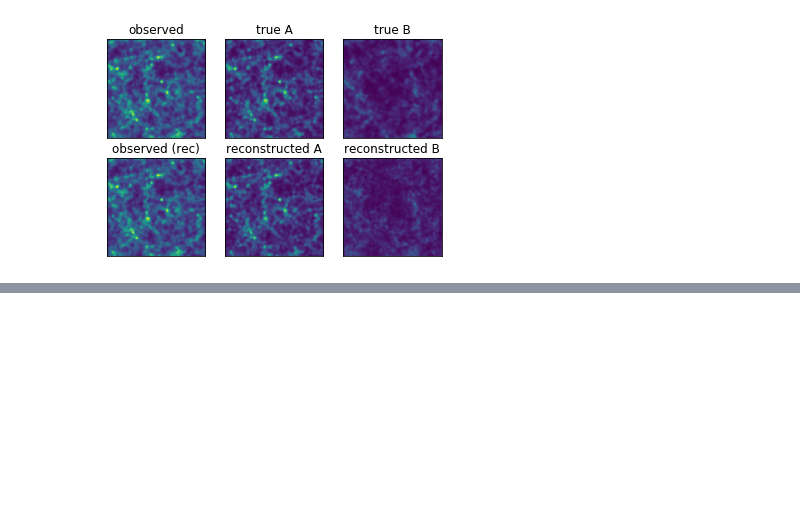
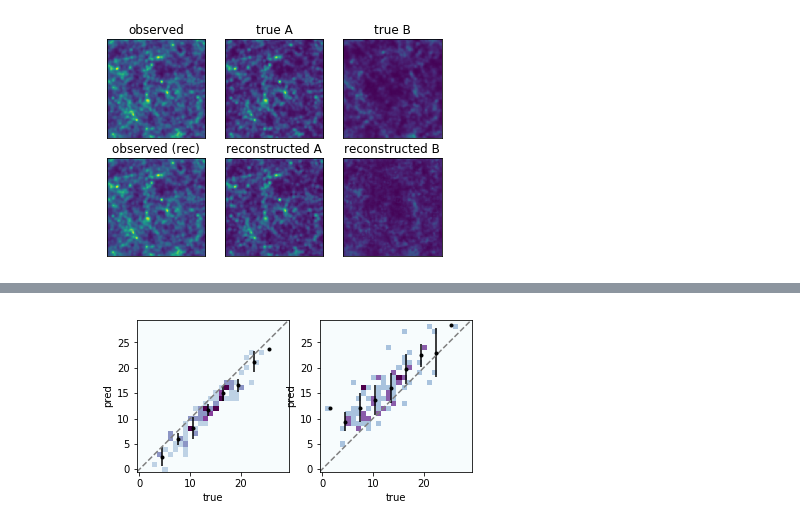
Before and after one commit to knmoriwaki/IM2IM, a Jupyter notebook: image/plot.ipynb, the cells around one changed output, grey strips where cells are left out. Cells and saved outputs as stored; diff of their text form; code cells hidden in the pictures; blank space fills up the shorter version.

```diff
--- a/image/plot.ipynb
+++ b/image/plot.ipynb
@@ -83,0 +132,32 @@ plt.savefig("training_iter.png")
+# %%
+# mean prediction
+xmins = [ 0.75, 0.55 ]
+xmaxs = [ 1.75, 1.05 ]
+fig, axs = plt.subplots(1,2)
+for i, sname in enumerate(snames):
+    ax = axs[i]
+
+    fname = f"../calculation/output/mean_mesh_{sname}_{name}.txt"
+    data = np.loadtxt(fname)
+    ax.imshow(data, cmap="BuPu", origin="lower")
+    nmesh = len(data)
+
+    fname = f"../calculation/output/mean_{sname}_{name}.txt"
+    data = np.loadtxt(fname)
+    coef = nmesh / ( xmaxs[i] - xmins[i] )
+    x = ( data[:,0] - xmins[i] ) * coef
+    y = ( data[:,1] - xmins[i] ) * coef
+    e = data[:,2] * coef
+    ax.errorbar(x, y, e, fmt=".", color="k")
+
+    ax.set_xlim([-0.5,nmesh-0.5])
+    ax.set_ylim([-0.5,nmesh-0.5])
+
+    ax.set_xlabel("true")
+    ax.set_ylabel("pred")
+
+    xlim = ax.get_xlim()
+    xx = np.linspace(xlim[0],xlim[1],10)
+    ax.plot(xx, xx, color="gray", ls="--")
+# %% [output]
+[figure, added]
```
Also changed, not shown: parts of 4 cells of this notebook, 21 other files.
